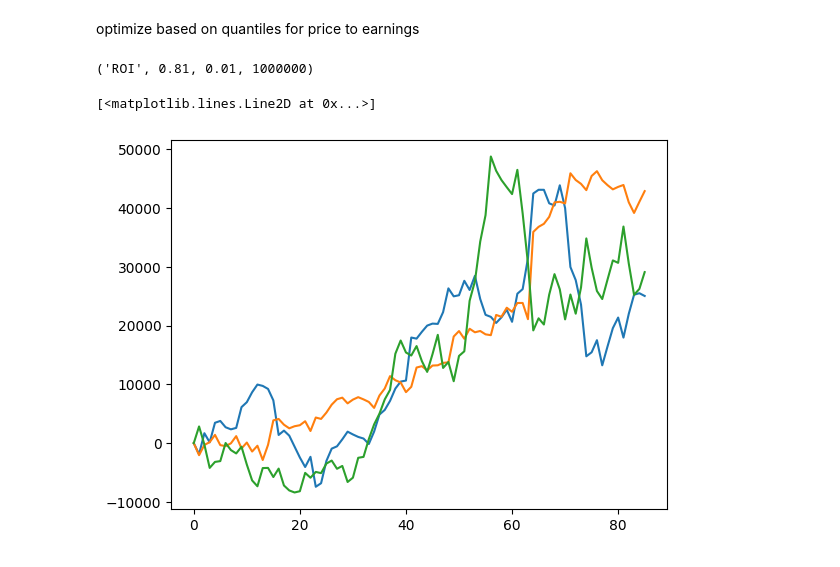
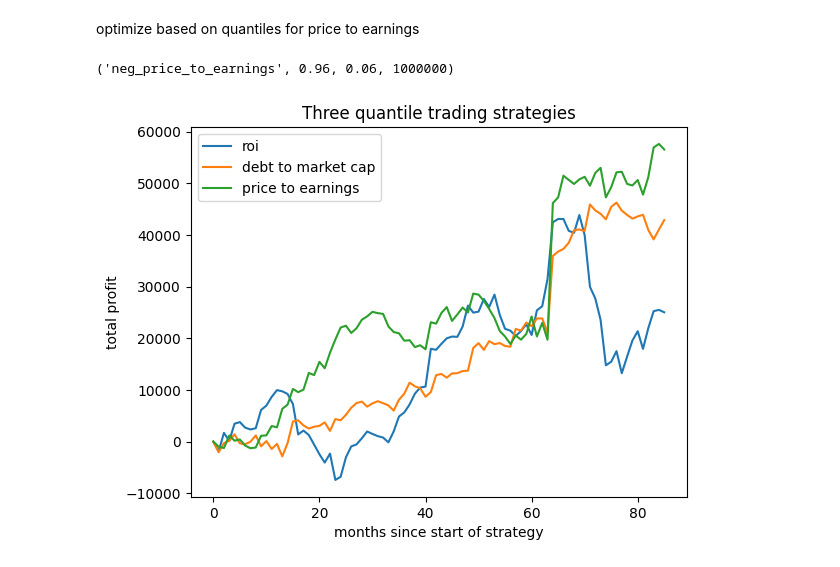
Before and after one commit to tsmcdonnell6604/Quant-Trading-Strategies, a Jupyter notebook: QTS_HW_3_trading.ipynb, the cells around one changed output. Cells and saved outputs as stored; diff of their text form; code cells hidden in the pictures.

```diff
--- a/QTS_HW_3_trading.ipynb
+++ b/QTS_HW_3_trading.ipynb
@@ -21,7 +21,7 @@ warnings.filterwarnings("ignore")
 data = pd.read_csv('/Users/tmac/Desktop/Quant-Trading-Strategies/Quant-Trading-Strategies/hw_3_ratio_data.csv')
 data['date'] = pd.to_datetime(data['date'])
 data = data.set_index('ticker')
-data['neg_price_per_earnings'] = data['price_to_earnings']*(-1)
+data['neg_price_to_earnings'] = data['price_to_earnings']*(-1)
 # %%
 total_ticks = len(data.index.unique())
 # %%
@@ -145,5 +145,5 @@ params
 # %%
-debt_t_m = quantile_trading('debt_to_market_cap', .91, .15, 1000000)
+debt_t_m = quantile_trading('debt_to_market_cap', .87, .15, 1000000)
 # %% [markdown]
 Optimize based on quantiles for return on equity
 # %%
@@ -165,19 +165,23 @@ optimize based on quantiles for price to earnings
 d = -1000000000
 for i in tqdm(range(80,99)):
     for j in range(1,20):
-        x = quantile_trading('price_to_earnings', i/100, j/200, 1000000)
+        x = quantile_trading('neg_price_to_earnings', i/100, j/100, 1000000)
         if x.iloc[-1]['total_pnl'] > d:
             d = x.iloc[-1]['total_pnl']
-            params = ('ROI', i/100, j/100, 1000000)
+            params = ('neg_price_to_earnings', i/100, j/100, 1000000)
 params
 # %% [output]
-('ROI', 0.81, 0.01, 1000000)
+('neg_price_to_earnings', 0.96, 0.06, 1000000)
 # %%
-price_to_earnings = quantile_trading('price_to_earnings', .81, .01, 1000000)
+price_to_earnings = quantile_trading('neg_price_to_earnings', .96, .06, 1000000)
-# %%
-plt.plot(roi['total_pnl'])
-plt.plot(debt_t_m['total_pnl'])
-plt.plot(price_to_earnings['total_pnl'])
-# %% [output]
-[<matplotlib.lines.Line2D at 0x...>]
-[figure, removed]
+# %%
+plt.plot(roi['total_pnl'], label = 'roi')
+plt.plot(debt_t_m['total_pnl'], label = 'debt to market cap')
+plt.plot(price_to_earnings['total_pnl'], label = 'price to earnings')
+plt.legend()
+plt.title('Three quantile trading strategies')
+plt.xlabel('months since start of strategy')
+plt.ylabel('total profit')
+plt.show()
+# %% [output]
+[figure, added]
```
Also changed, not shown: parts of 3 cells of this notebook.
